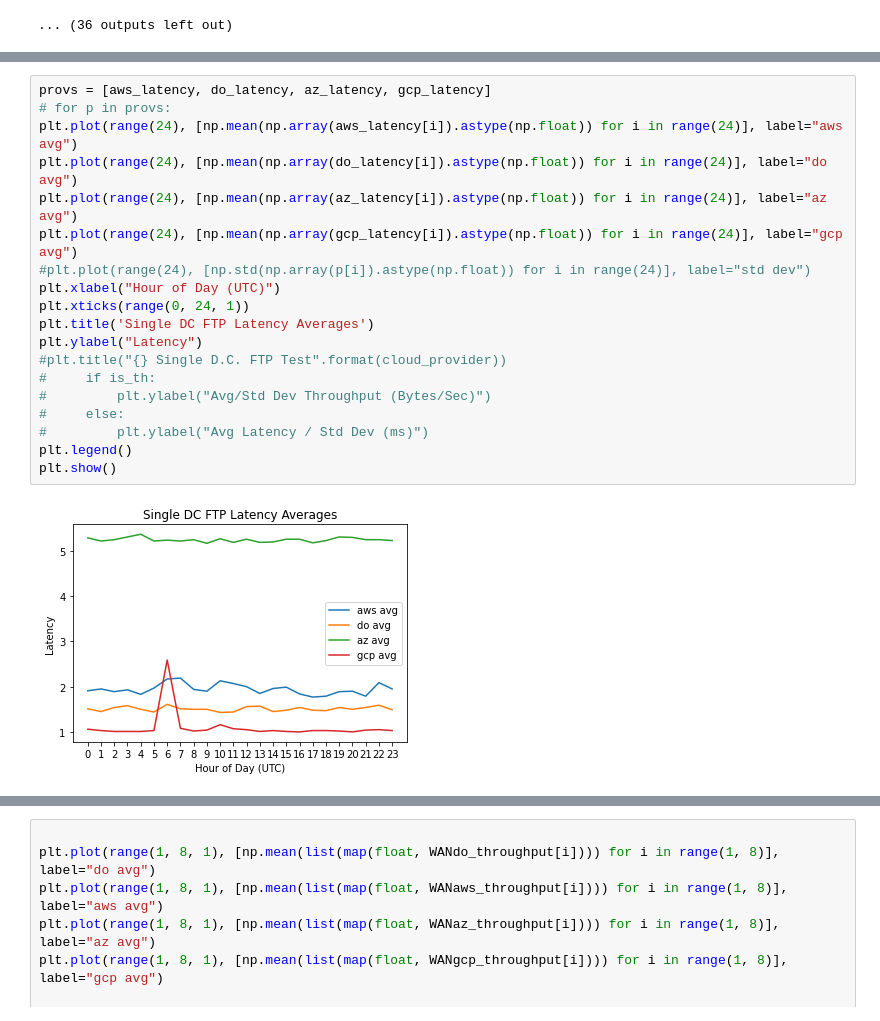
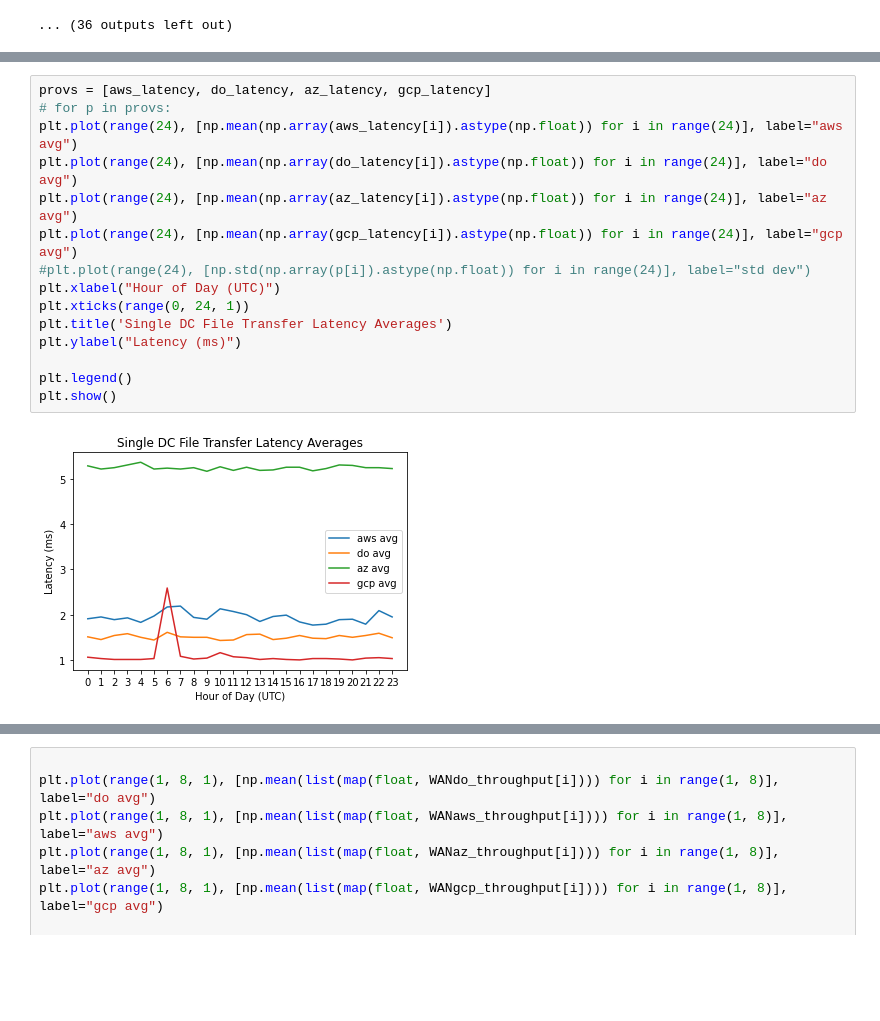
Before and after one commit to yudi-tan/cloud_provider_network_consistency_benchmark, a Jupyter notebook: CS268FTP.ipynb, the cells around one changed output, grey strips where cells are left out. Drawn from its saved outputs; the diff is of its cells as text; blank space fills up the shorter version.

```diff
--- a/CS268FTP.ipynb
+++ b/CS268FTP.ipynb
@@ -374,24 +370,20 @@ createWAN_avg_and_std_line_plots(WANaws_throughput, 'AWS', True)
 # %%
 provs = [aws_latency, do_latency, az_latency, gcp_latency]
 # for p in provs:
 plt.plot(range(24), [np.mean(np.array(aws_latency[i]).astype(np.float)) for i in range(24)], label="aws avg")
 plt.plot(range(24), [np.mean(np.array(do_latency[i]).astype(np.float)) for i in range(24)], label="do avg")
 plt.plot(range(24), [np.mean(np.array(az_latency[i]).astype(np.float)) for i in range(24)], label="az avg")
 plt.plot(range(24), [np.mean(np.array(gcp_latency[i]).astype(np.float)) for i in range(24)], label="gcp avg")
 #plt.plot(range(24), [np.std(np.array(p[i]).astype(np.float)) for i in range(24)], label="std dev")
 plt.xlabel("Hour of Day (UTC)")
 plt.xticks(range(0, 24, 1))
-plt.title('Single DC FTP Latency Averages')
-plt.ylabel("Latency")
-#plt.title("{} Single D.C. FTP Test".format(cloud_provider))
-#     if is_th:
-#         plt.ylabel("Avg/Std Dev Throughput (Bytes/Sec)")
-#     else:
-#         plt.ylabel("Avg Latency / Std Dev (ms)")
+plt.title('Single DC File Transfer Latency Averages')
+plt.ylabel("Latency (ms)")
+
 plt.legend()
 plt.show()
 # %% [output]
-[figure, old version]
+[figure, new version]
 # %%
 provs = [aws_latency, do_latency, az_latency, gcp_latency]
 
```
Also changed, not shown: parts of 17 cells of this notebook.
